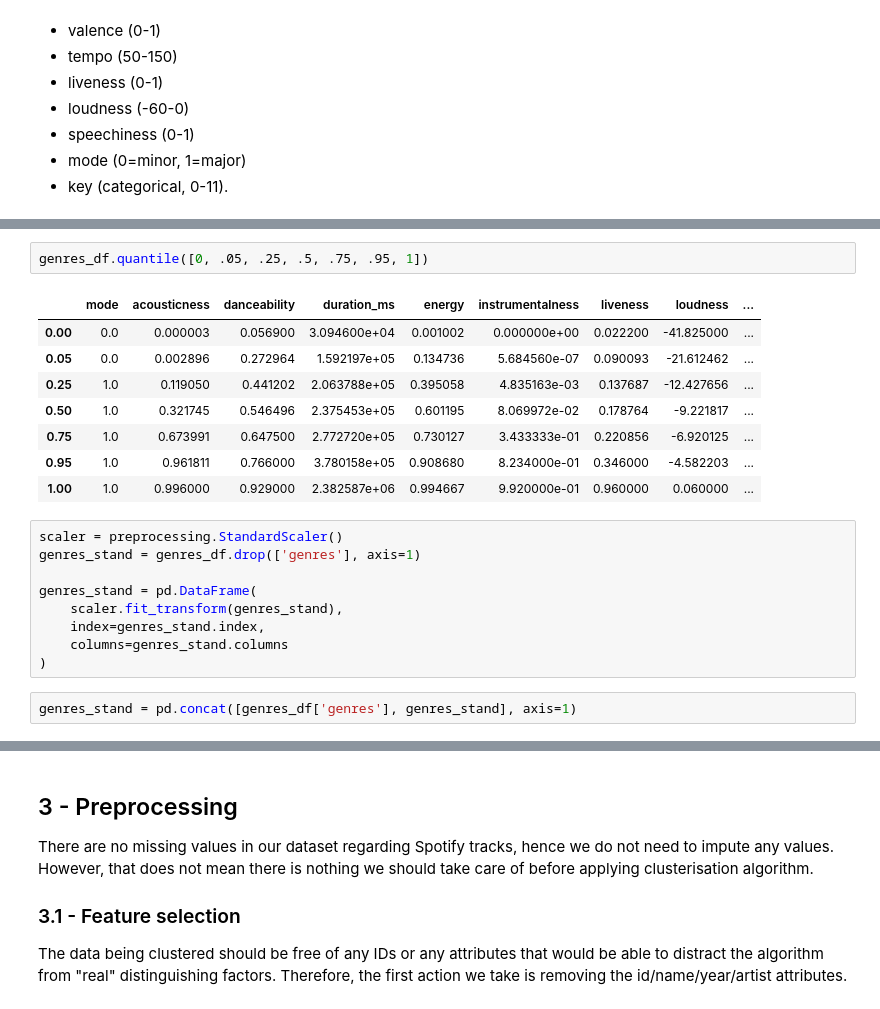
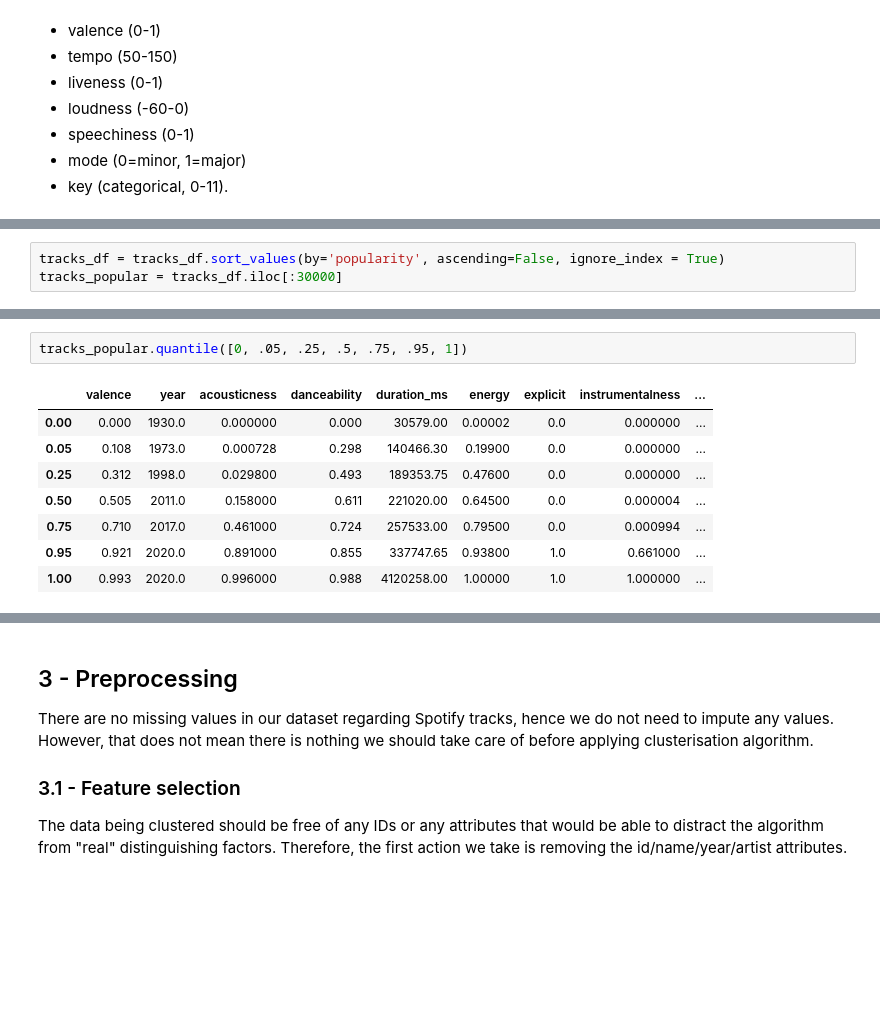
Before and after one commit to Wo0kie3/Spotify_DataMining, a Jupyter notebook: spotify_analysis.ipynb, the cells around one changed output, grey strips where cells are left out. Drawn from its saved outputs; the diff is of its cells as text; blank space fills up the shorter version.

```diff
--- a/spotify_analysis.ipynb
+++ b/spotify_analysis.ipynb
@@ -79,0 +51,3 @@ tempo - 84694
+# %%
+tracks_df = tracks_df.sort_values(by='popularity', ascending=False, ignore_index = True)
+tracks_popular = tracks_df.iloc[:30000]
@@ -80,22 +70,11 @@ tempo - 84694
 # %%
-genres_df.quantile([0, .05, .25, .5, .75, .95, 1])
+tracks_popular.quantile([0, .05, .25, .5, .75, .95, 1])
 # %% [output]
-|  | mode | acousticness | danceability | duration_ms | energy | instrumentalness | liveness | loudness | ... |
-| 0.00 | 0.0 | 0.000003 | 0.056900 | 3.094600e+04 | 0.001002 | 0.000000e+00 | 0.022200 | -41.825000 | ... |
-| 0.05 | 0.0 | 0.002896 | 0.272964 | 1.592197e+05 | 0.134736 | 5.684560e-07 | 0.090093 | -21.612462 | ... |
-| 0.25 | 1.0 | 0.119050 | 0.441202 | 2.063788e+05 | 0.395058 | 4.835163e-03 | 0.137687 | -12.427656 | ... |
-| 0.50 | 1.0 | 0.321745 | 0.546496 | 2.375453e+05 | 0.601195 | 8.069972e-02 | 0.178764 | -9.221817 | ... |
-| 0.75 | 1.0 | 0.673991 | 0.647500 | 2.772720e+05 | 0.730127 | 3.433333e-01 | 0.220856 | -6.920125 | ... |
-| 0.95 | 1.0 | 0.961811 | 0.766000 | 3.780158e+05 | 0.908680 | 8.234000e-01 | 0.346000 | -4.582203 | ... |
-| 1.00 | 1.0 | 0.996000 | 0.929000 | 2.382587e+06 | 0.994667 | 9.920000e-01 | 0.960000 | 0.060000 | ... |
+|  | valence | year | acousticness | danceability | duration_ms | energy | explicit | instrumentalness | ... |
+| 0.00 | 0.000 | 1930.0 | 0.000000 | 0.000 | 30579.00 | 0.00002 | 0.0 | 0.000000 | ... |
+| 0.05 | 0.108 | 1973.0 | 0.000728 | 0.298 | 140466.30 | 0.19900 | 0.0 | 0.000000 | ... |
+| 0.25 | 0.312 | 1998.0 | 0.029800 | 0.493 | 189353.75 | 0.47600 | 0.0 | 0.000000 | ... |
+| 0.50 | 0.505 | 2011.0 | 0.158000 | 0.611 | 221020.00 | 0.64500 | 0.0 | 0.000004 | ... |
+| 0.75 | 0.710 | 2017.0 | 0.461000 | 0.724 | 257533.00 | 0.79500 | 0.0 | 0.000994 | ... |
+| 0.95 | 0.921 | 2020.0 | 0.891000 | 0.855 | 337747.65 | 0.93800 | 1.0 | 0.661000 | ... |
+| 1.00 | 0.993 | 2020.0 | 0.996000 | 0.988 | 4120258.00 | 1.00000 | 1.0 | 1.000000 | ... |
-# %%
-scaler = preprocessing.StandardScaler()
-genres_stand = genres_df.drop(['genres'], axis=1)
-
-genres_stand = pd.DataFrame(
-    scaler.fit_transform(genres_stand),
-    index=genres_stand.index,
-    columns=genres_stand.columns
-)
-# %%
-genres_stand = pd.concat([genres_df['genres'], genres_stand], axis=1)
```
Also changed, not shown: parts of 57 cells of this notebook.
